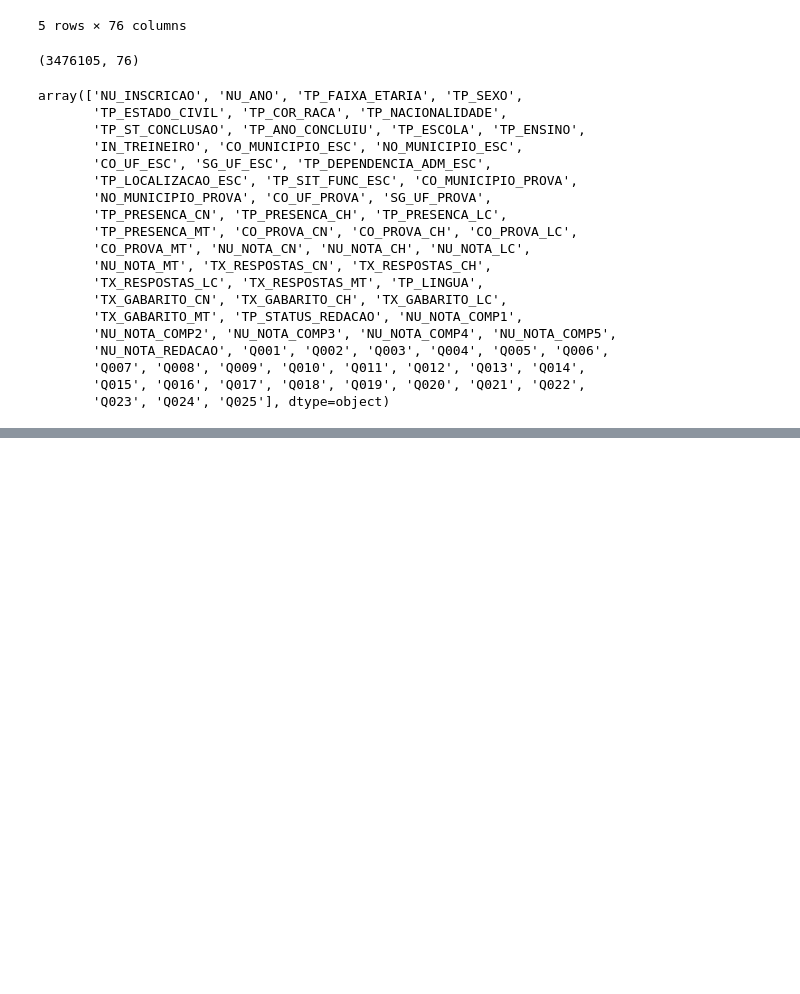
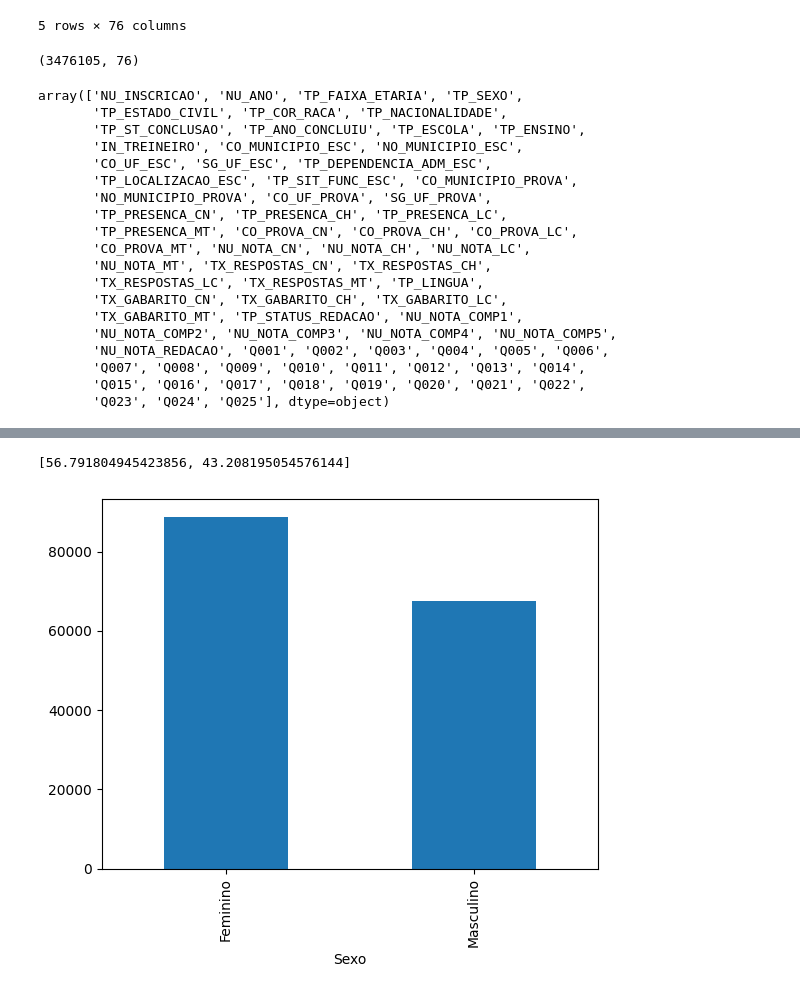
Before and after one commit to rmascarenhascf/Analise-Exploratoria---Microdados-do-ENEM-2022, a Jupyter notebook: Análise_Exploratória_Microdados_Enem_2022.ipynb, the cells around one changed output, grey strips where cells are left out. Drawn from its saved outputs; the diff is of its cells as text; code cells hidden in the pictures; blank space fills up the shorter version.

```diff
--- a/Análise_Exploratória_Microdados_Enem_2022.ipynb
+++ b/Análise_Exploratória_Microdados_Enem_2022.ipynb
@@ -209,0 +240,4 @@ baseCeara['SG_UF_ESC'].isnull().sum()
+# %%
+# Reduzindo a base de dados para analisar mais especificamente dentro do estado do ceará.
+baseCeara = baseReduzidaEnem.loc[baseReduzidaEnem['Estado'] == 'CE']
+baseCeara.head()
@@ -209,0 +272,10 @@ baseCeara['SG_UF_ESC'].isnull().sum()
+# %%
+# Vizualizando a relação entre sexo dos candidatos e sua porcentagem através de list comprehension
+baseCeara['Sexo'].value_counts().plot.bar()
+
+baseSexo = baseCeara['Sexo'].value_counts()
+porcentagemSexo = [100 * x/baseSexo.sum() for x in baseSexo]
+porcentagemSexo
+# %% [output]
+[56.791804945423856, 43.208195054576144]
+[figure, added]
```
Also changed, not shown: parts of 67 cells of this notebook.
